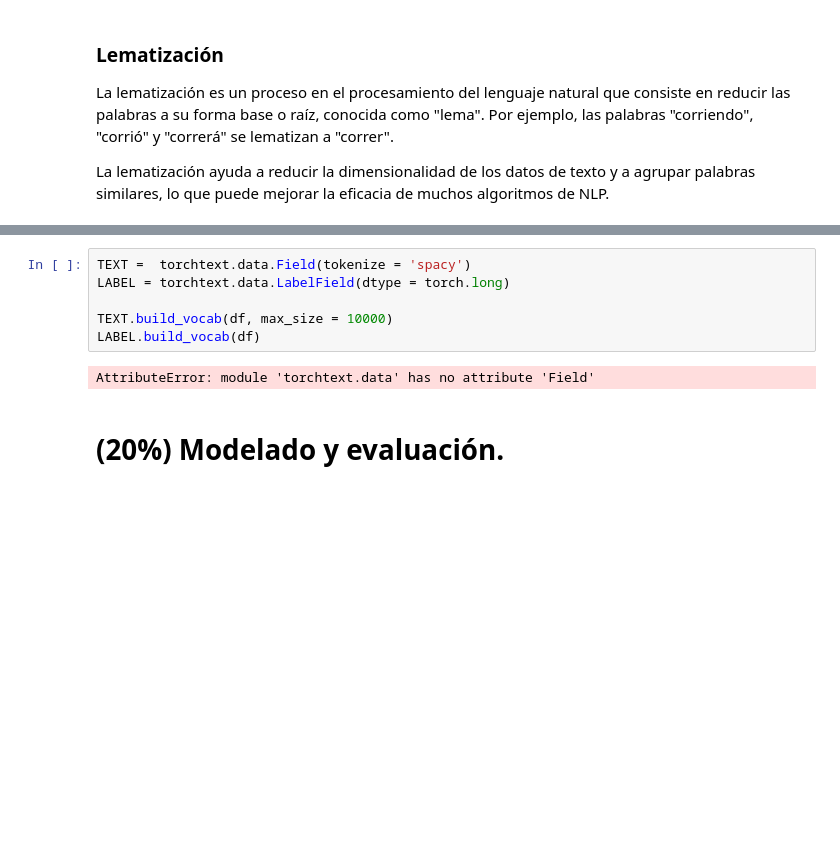
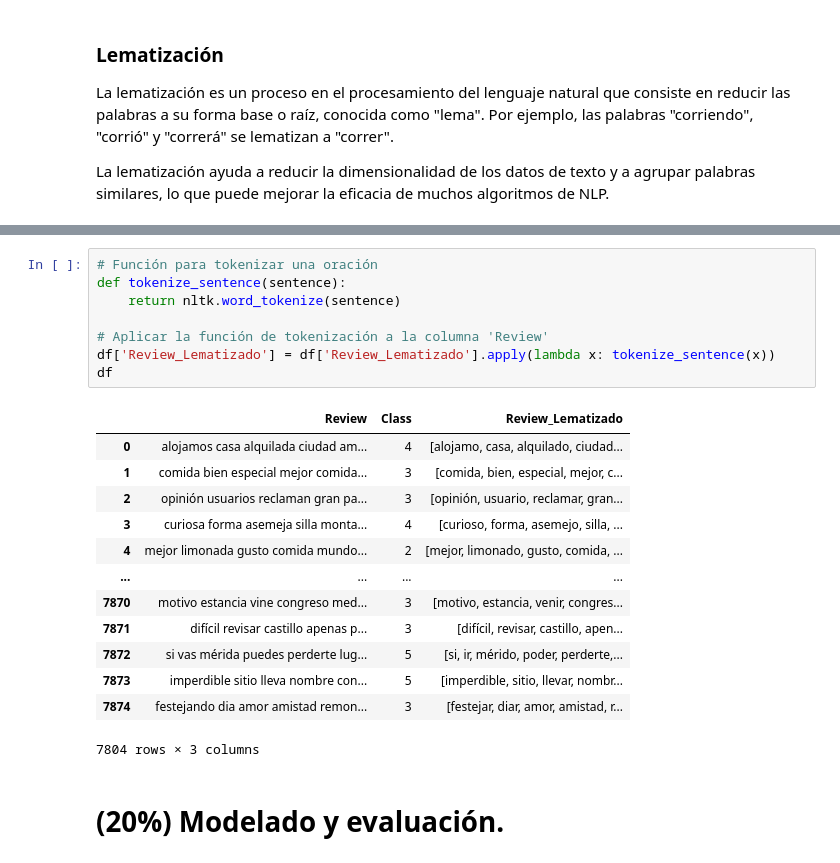
Before and after one commit to Feru34/Trabajos-BI, a Jupyter notebook: Proyecto_Analítica_de_textos.ipynb, the cells around one changed output, grey strips where cells are left out. Cells and saved outputs as stored; diff of their text form; blank space fills up the shorter version.

```diff
--- a/Proyecto_Analítica_de_textos.ipynb
+++ b/Proyecto_Analítica_de_textos.ipynb
@@ -185,11 +184,25 @@ La tokenización es el proceso de sustituir los datos sensibles por símbolos de
-# %%
-TEXT =  torchtext.data.Field(tokenize = 'spacy')
-LABEL = torchtext.data.LabelField(dtype = torch.long)
-
-TEXT.build_vocab(df, max_size = 10000)
-LABEL.build_vocab(df)
-# %% [output]
-AttributeError: module 'torchtext.data' has no attribute 'Field'
+# %%
+# Función para tokenizar una oración
+def tokenize_sentence(sentence):
+    return nltk.word_tokenize(sentence)
+
+# Aplicar la función de tokenización a la columna 'Review'
+df['Review_Lematizado'] = df['Review_Lematizado'].apply(lambda x: tokenize_sentence(x))
+df
+# %% [output]
+|  | Review | Class | Review_Lematizado |
+| 0 | alojamos casa alquilada ciudad am... | 4 | [alojamo, casa, alquilado, ciudad... |
+| 1 | comida bien especial mejor comida... | 3 | [comida, bien, especial, mejor, c... |
+| 2 | opinión usuarios reclaman gran pa... | 3 | [opinión, usuario, reclamar, gran... |
+| 3 | curiosa forma asemeja silla monta... | 4 | [curioso, forma, asemejo, silla, ... |
+| 4 | mejor limonada gusto comida mundo... | 2 | [mejor, limonado, gusto, comida, ... |
+| ... | ... | ... | ... |
+| 7870 | motivo estancia vine congreso med... | 3 | [motivo, estancia, venir, congres... |
+| 7871 | difícil revisar castillo apenas p... | 3 | [difícil, revisar, castillo, apen... |
+| 7872 | si vas mérida puedes perderte lug... | 5 | [si, ir, mérido, poder, perderte,... |
+| 7873 | imperdible sitio lleva nombre con... | 5 | [imperdible, sitio, llevar, nombr... |
+| 7874 | festejando dia amor amistad remon... | 3 | [festejar, diar, amor, amistad, r... |
+7804 rows × 3 columns
 # %% [markdown]
 # **(20%) Modelado y evaluación.**
 # %% [markdown]
```
Also changed, not shown: parts of 4 cells of this notebook.
